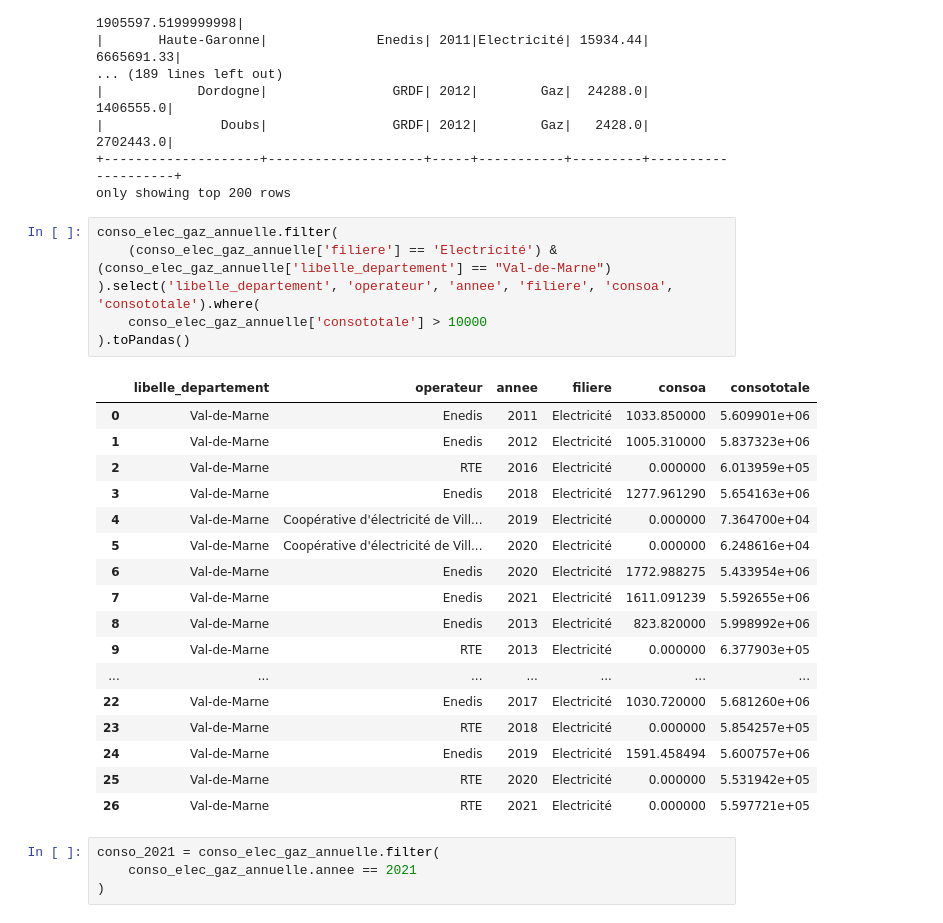
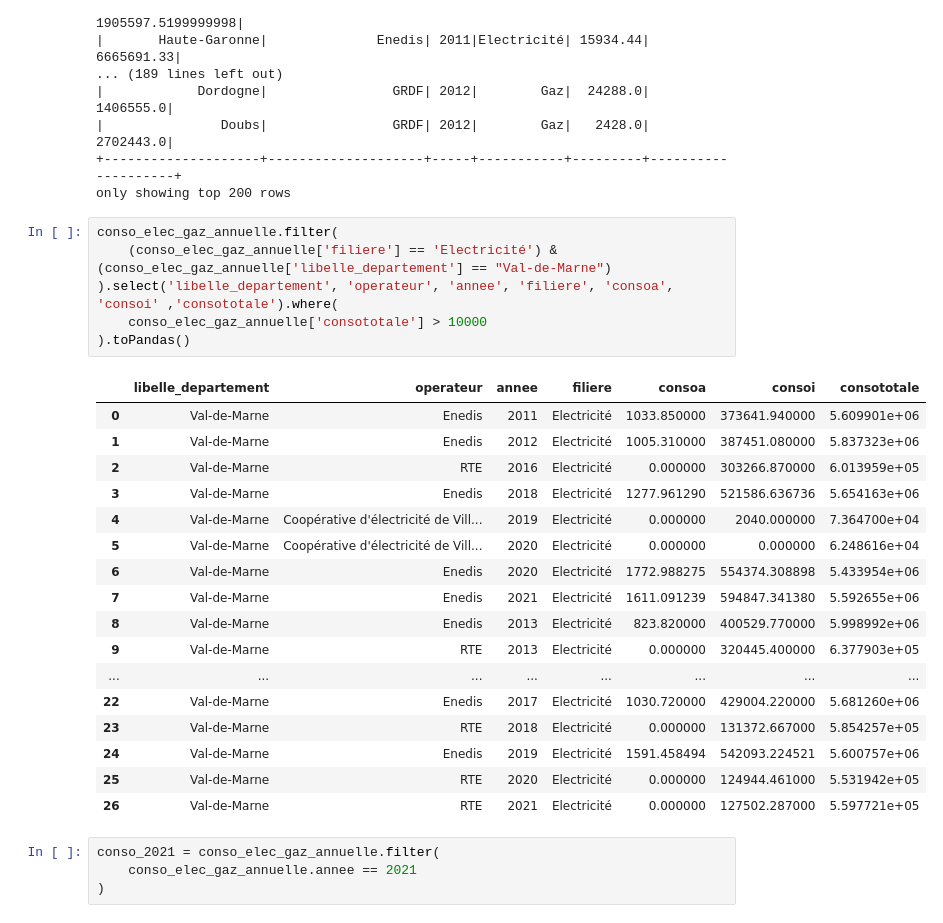
Before and after one commit to svngoku/Pyspark-pour-les-datas-engineers, a Jupyter notebook: intro_to_pyspark.ipynb, the cells around one changed output. Saved outputs shown, nothing was run; the diff lists cells and outputs as text.

```diff
--- a/intro_to_pyspark.ipynb
+++ b/intro_to_pyspark.ipynb
@@ -168,27 +168,27 @@ only showing top 200 rows
 # %%
 conso_elec_gaz_annuelle.filter(
     (conso_elec_gaz_annuelle['filiere'] == 'Electricité') & (conso_elec_gaz_annuelle['libelle_departement'] == "Val-de-Marne")
-).select('libelle_departement', 'operateur', 'annee', 'filiere', 'consoa', 'consototale').where(
+).select('libelle_departement', 'operateur', 'annee', 'filiere', 'consoa', 'consoi' ,'consototale').where(
     conso_elec_gaz_annuelle['consototale'] > 10000
 ).toPandas()
 # %% [output]
-|  | libelle_departement | operateur | annee | filiere | consoa | consototale |
-| 0 | Val-de-Marne | Enedis | 2011 | Electricité | 1033.850000 | 5.609901e+06 |
-| 1 | Val-de-Marne | Enedis | 2012 | Electricité | 1005.310000 | 5.837323e+06 |
-| 2 | Val-de-Marne | RTE | 2016 | Electricité | 0.000000 | 6.013959e+05 |
-| 3 | Val-de-Marne | Enedis | 2018 | Electricité | 1277.961290 | 5.654163e+06 |
-| 4 | Val-de-Marne | Coopérative d'électricité de Vill... | 2019 | Electricité | 0.000000 | 7.364700e+04 |
-| 5 | Val-de-Marne | Coopérative d'électricité de Vill... | 2020 | Electricité | 0.000000 | 6.248616e+04 |
-| 6 | Val-de-Marne | Enedis | 2020 | Electricité | 1772.988275 | 5.433954e+06 |
-| 7 | Val-de-Marne | Enedis | 2021 | Electricité | 1611.091239 | 5.592655e+06 |
-| 8 | Val-de-Marne | Enedis | 2013 | Electricité | 823.820000 | 5.998992e+06 |
-| 9 | Val-de-Marne | RTE | 2013 | Electricité | 0.000000 | 6.377903e+05 |
-| ... | ... | ... | ... | ... | ... | ... |
-| 22 | Val-de-Marne | Enedis | 2017 | Electricité | 1030.720000 | 5.681260e+06 |
-| 23 | Val-de-Marne | RTE | 2018 | Electricité | 0.000000 | 5.854257e+05 |
-| 24 | Val-de-Marne | Enedis | 2019 | Electricité | 1591.458494 | 5.600757e+06 |
-| 25 | Val-de-Marne | RTE | 2020 | Electricité | 0.000000 | 5.531942e+05 |
-| 26 | Val-de-Marne | RTE | 2021 | Electricité | 0.000000 | 5.597721e+05 |
+|  | libelle_departement | operateur | annee | filiere | consoa | consoi | consototale |
+| 0 | Val-de-Marne | Enedis | 2011 | Electricité | 1033.850000 | 373641.940000 | 5.609901e+06 |
+| 1 | Val-de-Marne | Enedis | 2012 | Electricité | 1005.310000 | 387451.080000 | 5.837323e+06 |
+| 2 | Val-de-Marne | RTE | 2016 | Electricité | 0.000000 | 303266.870000 | 6.013959e+05 |
+| 3 | Val-de-Marne | Enedis | 2018 | Electricité | 1277.961290 | 521586.636736 | 5.654163e+06 |
+| 4 | Val-de-Marne | Coopérative d'électricité de Vill... | 2019 | Electricité | 0.000000 | 2040.000000 | 7.364700e+04 |
+| 5 | Val-de-Marne | Coopérative d'électricité de Vill... | 2020 | Electricité | 0.000000 | 0.000000 | 6.248616e+04 |
+| 6 | Val-de-Marne | Enedis | 2020 | Electricité | 1772.988275 | 554374.308898 | 5.433954e+06 |
+| 7 | Val-de-Marne | Enedis | 2021 | Electricité | 1611.091239 | 594847.341380 | 5.592655e+06 |
+| 8 | Val-de-Marne | Enedis | 2013 | Electricité | 823.820000 | 400529.770000 | 5.998992e+06 |
+| 9 | Val-de-Marne | RTE | 2013 | Electricité | 0.000000 | 320445.400000 | 6.377903e+05 |
+| ... | ... | ... | ... | ... | ... | ... | ... |
+| 22 | Val-de-Marne | Enedis | 2017 | Electricité | 1030.720000 | 429004.220000 | 5.681260e+06 |
+| 23 | Val-de-Marne | RTE | 2018 | Electricité | 0.000000 | 131372.667000 | 5.854257e+05 |
+| 24 | Val-de-Marne | Enedis | 2019 | Electricité | 1591.458494 | 542093.224521 | 5.600757e+06 |
+| 25 | Val-de-Marne | RTE | 2020 | Electricité | 0.000000 | 124944.461000 | 5.531942e+05 |
+| 26 | Val-de-Marne | RTE | 2021 | Electricité | 0.000000 | 127502.287000 | 5.597721e+05 |
 # %%
 conso_2021 = conso_elec_gaz_annuelle.filter(
     conso_elec_gaz_annuelle.annee == 2021
```
Also changed, not shown: parts of 3 cells of this notebook.
